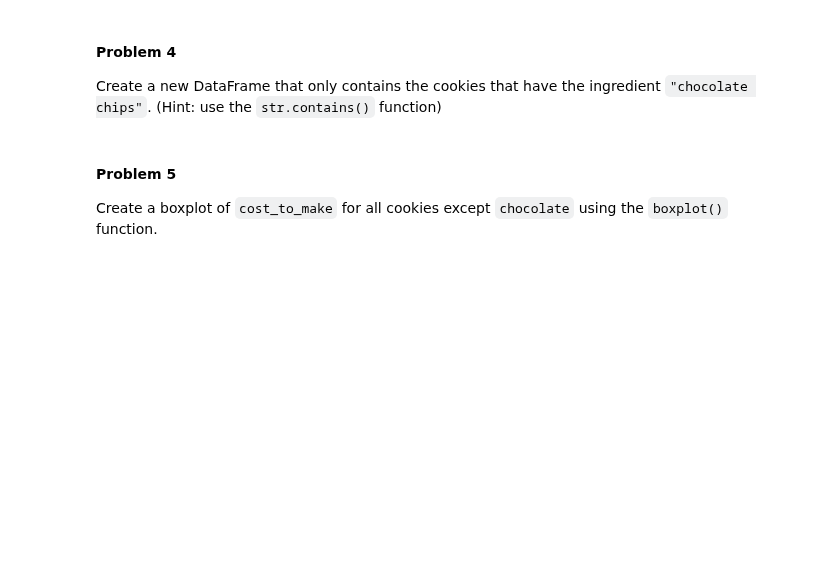
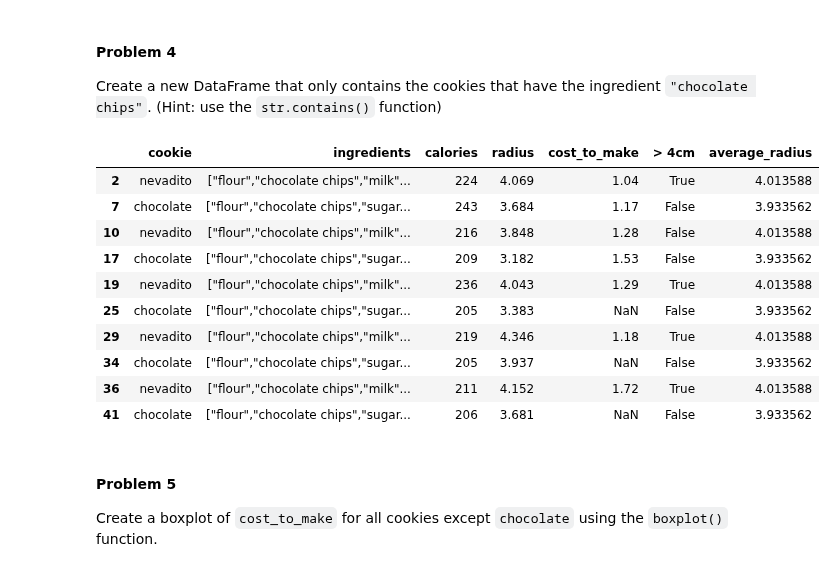
Before and after one commit to yoontsy2000/Data-Science-Fundamentals, a Jupyter notebook: labs/lab-02/lab02.ipynb, the cells around one changed output. Cells and saved outputs as stored; diff of their text form; code cells hidden in the pictures; blank space fills up the shorter version.

```diff
--- a/labs/lab-02/lab02.ipynb
+++ b/labs/lab-02/lab02.ipynb
@@ -476,3 +484,18 @@ Create a new DataFrame that only contains the cookies that have the ingredient `
+# %%
+df_chocolate_chips = df[df["ingredients"].str.contains("chocolate chips")]
+df_chocolate_chips.head(10)
+# %% [output]
+|  | cookie | ingredients | calories | radius | cost_to_make | > 4cm | average_radius |
+| 2 | nevadito | ["flour","chocolate chips","milk"... | 224 | 4.069 | 1.04 | True | 4.013588 |
+| 7 | chocolate | ["flour","chocolate chips","sugar... | 243 | 3.684 | 1.17 | False | 3.933562 |
+| 10 | nevadito | ["flour","chocolate chips","milk"... | 216 | 3.848 | 1.28 | False | 4.013588 |
+| 17 | chocolate | ["flour","chocolate chips","sugar... | 209 | 3.182 | 1.53 | False | 3.933562 |
+| 19 | nevadito | ["flour","chocolate chips","milk"... | 236 | 4.043 | 1.29 | True | 4.013588 |
+| 25 | chocolate | ["flour","chocolate chips","sugar... | 205 | 3.383 | NaN | False | 3.933562 |
+| 29 | nevadito | ["flour","chocolate chips","milk"... | 219 | 4.346 | 1.18 | True | 4.013588 |
+| 34 | chocolate | ["flour","chocolate chips","sugar... | 205 | 3.937 | NaN | False | 3.933562 |
+| 36 | nevadito | ["flour","chocolate chips","milk"... | 211 | 4.152 | 1.72 | True | 4.013588 |
+| 41 | chocolate | ["flour","chocolate chips","sugar... | 206 | 3.681 | NaN | False | 3.933562 |
 # %% [markdown]
 #### Problem 5
 
```
Also changed, not shown: parts of 14 cells of this notebook, 1 other file.
